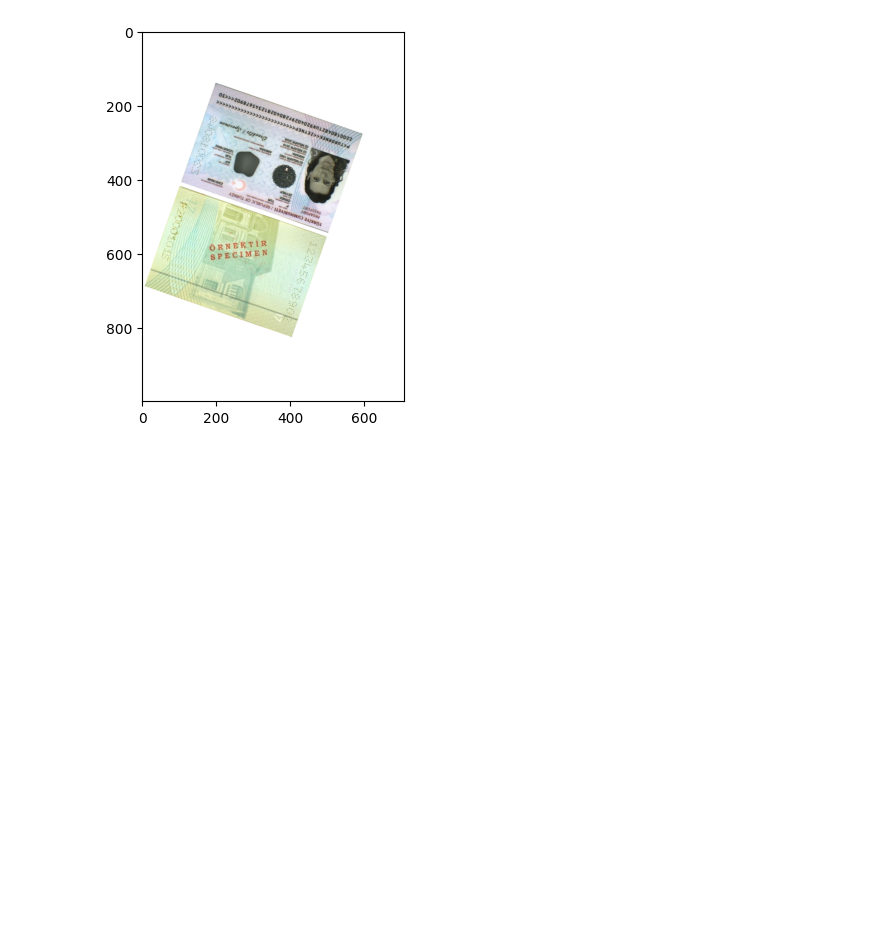
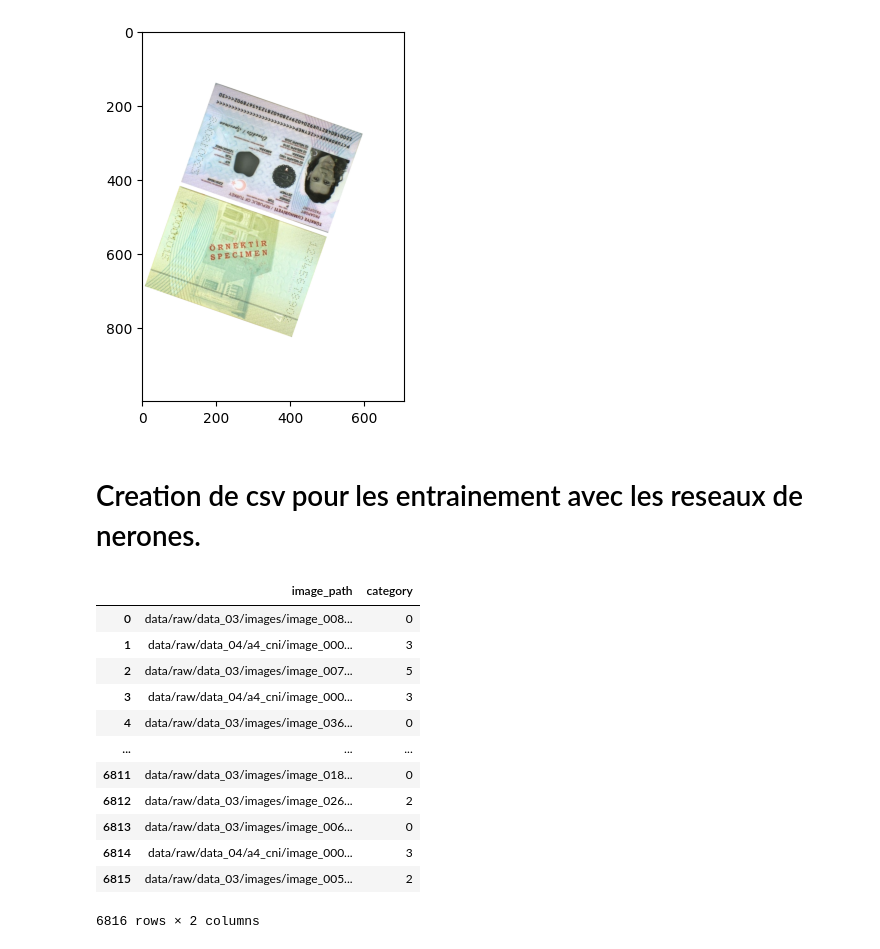
Before and after one commit to HSrbyte/doc-classifier, a Jupyter notebook: notebooks/12-hryniewski-dl-dataset.ipynb, the cells around one changed output. Saved outputs shown, nothing was run; the diff lists cells and outputs as text; code cells hidden in the pictures; blank space fills up the shorter version.

Commit message:
create train and test dataset for deep learning

```diff
--- a/notebooks/12-hryniewski-data_04-image-transform.ipynb
+++ b/notebooks/12-hryniewski-dl-dataset.ipynb
@@ -367,3 +359,5 @@ plt.imshow(A4[:,:,::-1])
 plt.show()
 # %% [output]
 [figure]
+# %% [markdown]
+# Creation de csv pour les entrainement avec les reseaux de nerones.
@@ -369,0 +404,20 @@ plt.show()
+# %%
+from sklearn.model_selection import train_test_split
+train, test = train_test_split(df, test_size=0.2, random_state=42)
+# %%
+train.reset_index(drop=True, inplace=True)
+train
+# %% [output]
+|  | image_path | category |
+| 0 | data/raw/data_03/images/image_008... | 0 |
+| 1 | data/raw/data_04/a4_cni/image_000... | 3 |
+| 2 | data/raw/data_03/images/image_007... | 5 |
+| 3 | data/raw/data_04/a4_cni/image_000... | 3 |
+| 4 | data/raw/data_03/images/image_036... | 0 |
+| ... | ... | ... |
+| 6811 | data/raw/data_03/images/image_018... | 0 |
+| 6812 | data/raw/data_03/images/image_026... | 2 |
+| 6813 | data/raw/data_03/images/image_006... | 0 |
+| 6814 | data/raw/data_04/a4_cni/image_000... | 3 |
+| 6815 | data/raw/data_03/images/image_005... | 2 |
+6816 rows × 2 columns
```
Also changed, not shown: parts of 5 cells of this notebook.
